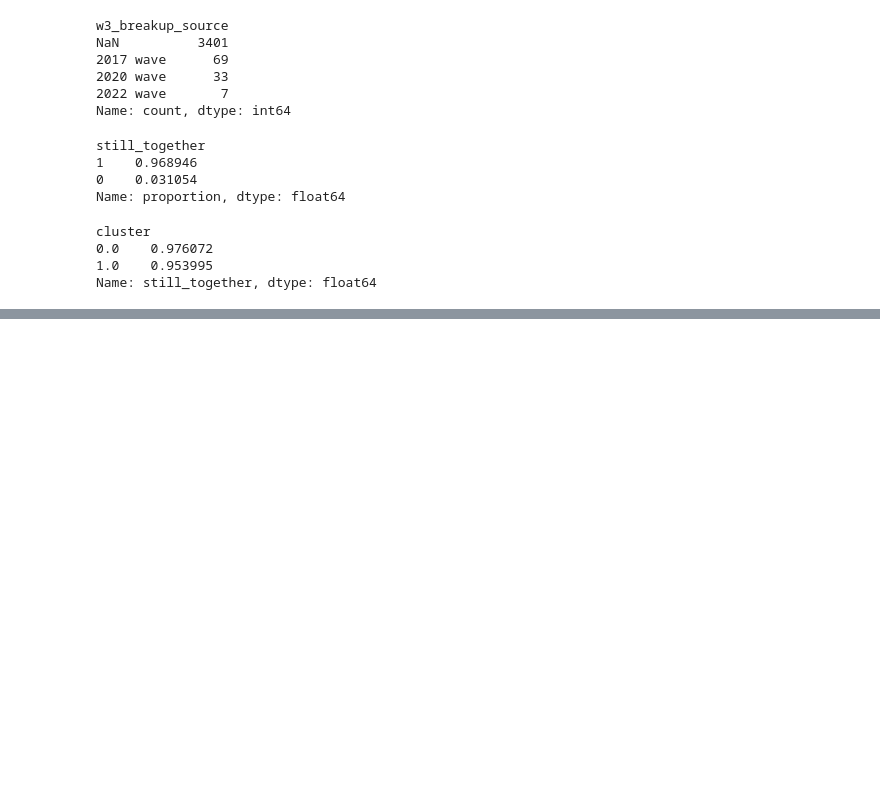
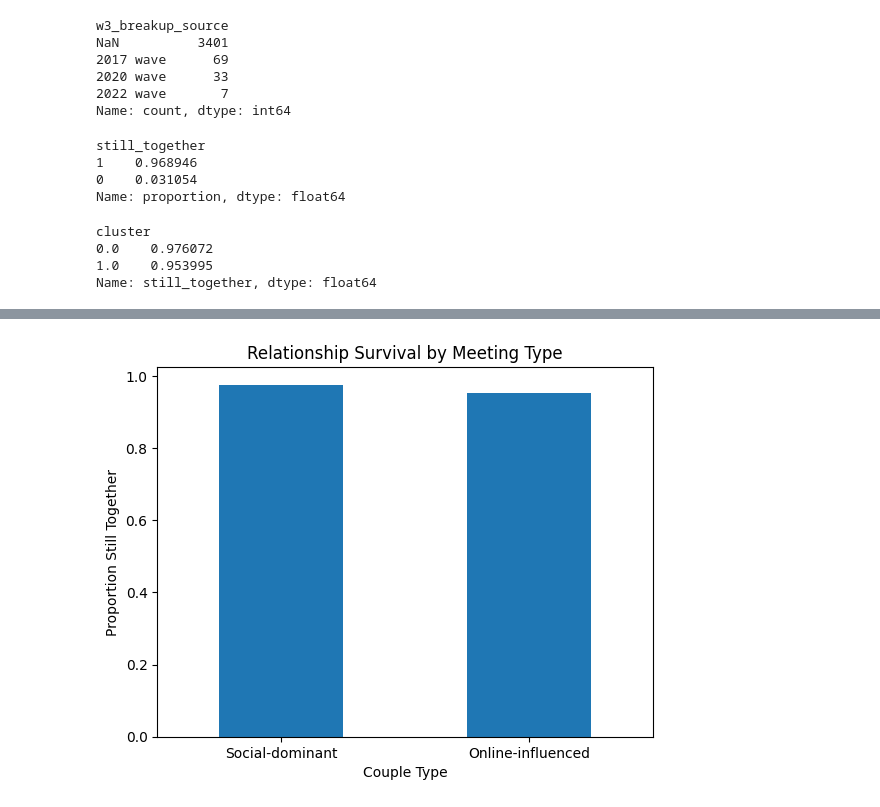
Before and after one commit to sabinorio-tech/hcmst-ml-project, a Jupyter notebook: notebooks/Sean_notebooks/how_they_met.ipynb, the cells around one changed output, grey strips where cells are left out. Saved outputs shown, nothing was run; the diff lists cells and outputs as text; code cells hidden in the pictures; blank space fills up the shorter version.

```diff
--- a/notebooks/Sean_notebooks/how_they_met.ipynb
+++ b/notebooks/Sean_notebooks/how_they_met.ipynb
@@ -551,0 +560,18 @@ Name: still_together, dtype: float64
+# %%
+survival = df.groupby("cluster")["still_together"].mean()
+# %%
+plt.figure()
+
+survival.index = ["Social-dominant", "Online-influenced"]
+
+survival.plot(kind="bar")
+
+plt.title("Relationship Survival by Meeting Type")
+plt.xlabel("Couple Type")
+plt.ylabel("Proportion Still Together")
+
+plt.xticks(rotation=0)
+
+plt.show()
+# %% [output]
+[figure, added]
```
Also changed, not shown: parts of 5 cells of this notebook, 6 other files.
